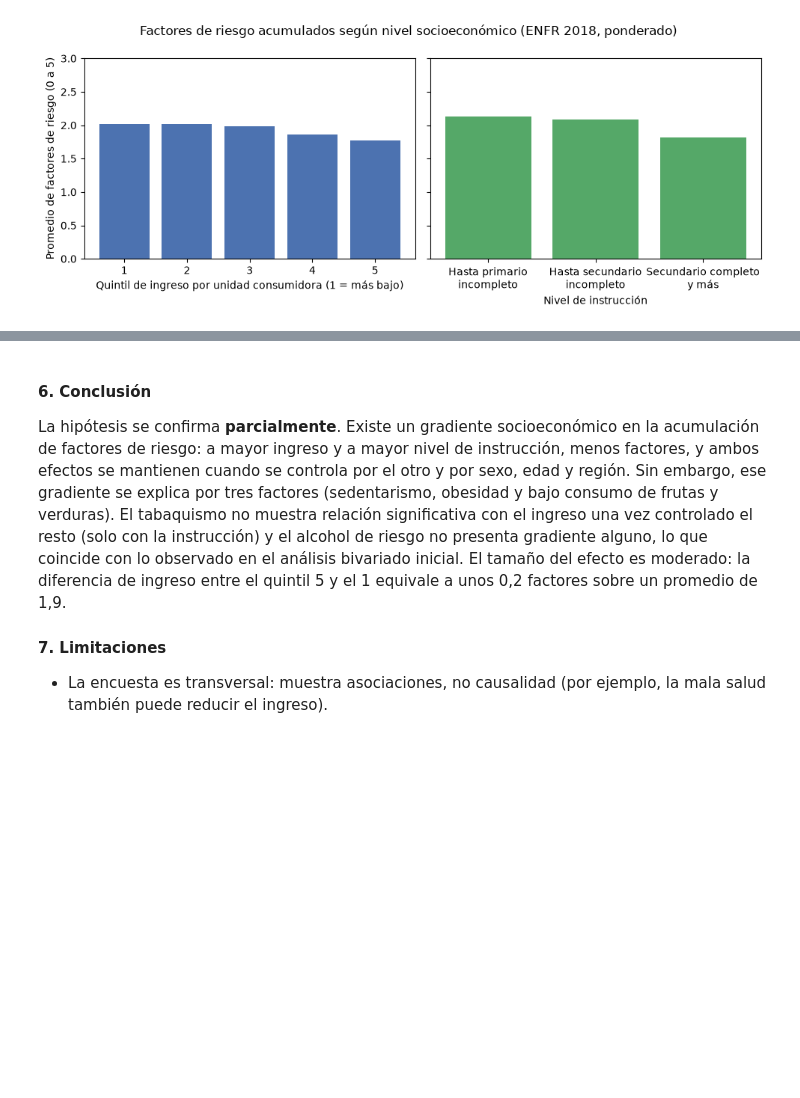
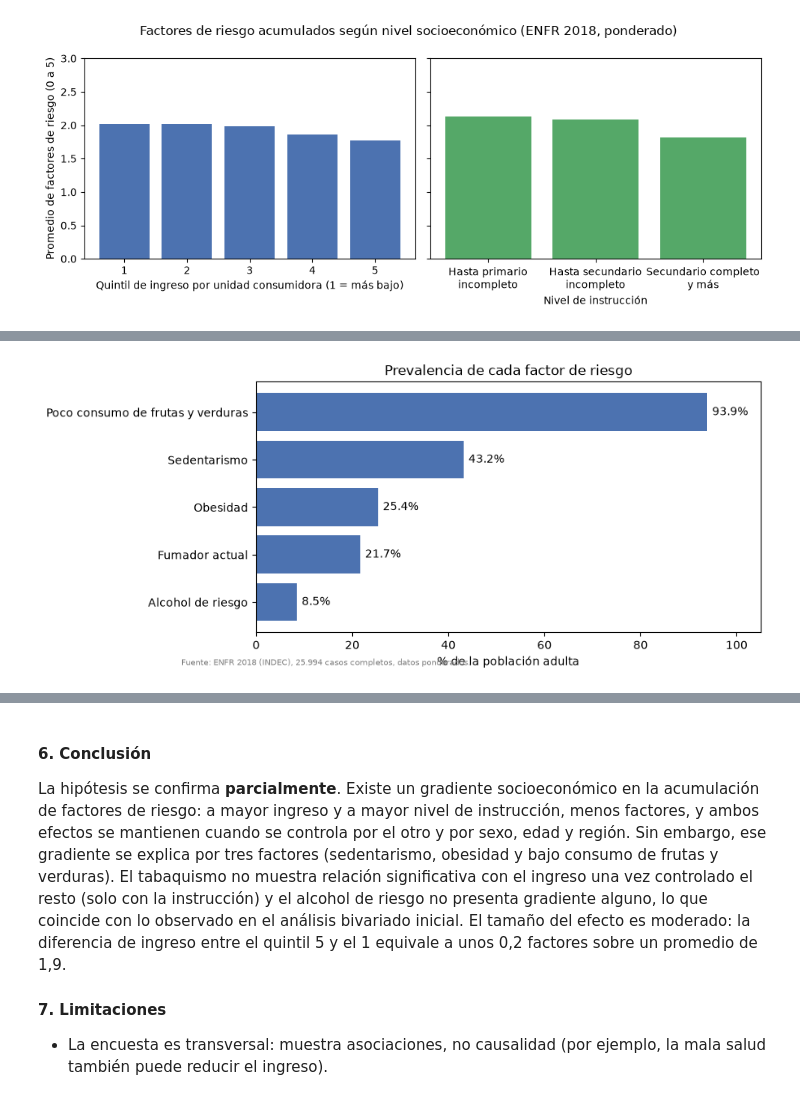
Before and after one commit to agustinlopezgh/TPE-FdlCdD-2026, a Jupyter notebook: Entrega.ipynb, the cells around one changed output, grey strips where cells are left out. Drawn from its saved outputs; the diff is of its cells as text; code cells hidden in the pictures; blank space fills up the shorter version.

```diff
--- a/Entrega.ipynb
+++ b/Entrega.ipynb
@@ -1023,0 +1034,93 @@ plt.show()
+# %%
+ETIQ = {"fuma": "Fumador actual", "alcohol_riesgo": "Alcohol de riesgo", "sedentarismo": "Sedentarismo",
+        "obesidad": "Obesidad", "poco_fv": "Poco consumo de\nfrutas y verduras"}
+ETIQ_INSTR = {1: "Hasta primario incompleto", 2: "Hasta secundario incompleto", 3: "Secundario completo y más"}
+COLORES = {1: "#C44E52", 2: "#DD8452", 3: "#4C72B0"}
+FUENTE = "Fuente: ENFR 2018 (INDEC), 25.994 casos completos, datos ponderados."
+
+# 5.1 Prevalencia de cada factor
+prev = pd.Series({f: 100 * media_pond(df_3C[f], w) for f in FACTORES}).sort_values()
+fig, ax = plt.subplots(figsize=(8, 4))
+ax.barh([ETIQ[f].replace("\n", " ") for f in prev.index], prev.values, color="#4C72B0")
+for i, v in enumerate(prev.values):
+    ax.text(v + 1, i, f"{v:.1f}%", va="center")
+ax.set_xlim(0, 105)
+ax.set_xlabel("% de la población adulta")
+ax.set_title("Prevalencia de cada factor de riesgo")
+fig.text(0.01, 0.01, FUENTE, fontsize=7, color="gray")
+print(fig)
+
+# 5.2 Distribución del número de factores
+dist = [100 * w[(df_3C["n_factores"] == k).to_numpy()].sum() / w.sum() for k in range(6)]
+fig, ax = plt.subplots(figsize=(7, 4))
+ax.bar(range(6), dist, color="#55A868")
+for k, v in enumerate(dist):
+    ax.text(k, v + 0.7, f"{v:.1f}%", ha="center")
+ax.set_xlabel("Cantidad de factores de riesgo")
+ax.set_ylabel("% de la población adulta")
+ax.set_ylim(0, 48)
+ax.set_title("Distribución del número de factores de riesgo")
+fig.text(0.01, 0.01, FUENTE, fontsize=7, color="gray")
+print(fig)
+
+# 5.3 Cada factor según quintil de ingreso
+fig, ejes = plt.subplots(1, 5, figsize=(15, 3.6))
+for ax, f in zip(ejes, FACTORES):
+    ax.plot(tabla_quintil.index, tabla_quintil[f], marker="o", color="#4C72B0")
+    ax.set_title(ETIQ[f], fontsize=10)
+    ax.set_xticks(range(1, 6))
+    ax.set_xlabel("Quintil de ingreso")
+    ax.grid(alpha=0.3)
+ejes[0].set_ylabel("% con el factor")
+fig.suptitle("Prevalencia de cada factor según quintil de ingreso (1 = más bajo). Ojo: la escala vertical es distinta en cada panel")
+fig.text(0.01, 0.01, FUENTE, fontsize=7, color="gray")
+print(fig)
+
+# 5.4 Cada factor según nivel de instrucción
+fig, ax = plt.subplots(figsize=(10, 4.5))
+ancho = 0.26
+for j, nivel in enumerate([1, 2, 3]):
+    valores = [tabla_instr.loc[nivel, f] for f in FACTORES]
+    ax.bar(np.arange(5) + (j - 1) * ancho, valores, ancho, label=ETIQ_INSTR[nivel], color=COLORES[nivel])
+ax.set_xticks(range(5))
+ax.set_xticklabels([ETIQ[f] for f in FACTORES])
+ax.set_ylabel("% con el factor")
+ax.set_ylim(0, 100)
+ax.legend(title="Nivel de instrucción")
+ax.set_title("Prevalencia de cada factor según nivel de instrucción")
+fig.text(0.01, 0.01, FUENTE, fontsize=7, color="gray")
+print(fig)
+
+# 5.5 Instrucción según quintil de ingreso (apoya la correlación de Spearman)
+cruce = pd.crosstab(df_3C["quintil_ingreso"], df_3C["instruccion"], normalize="index") * 100
+fig, ax = plt.subplots(figsize=(9, 4))
+izq = np.zeros(len(cruce))
+for nivel in [1, 2, 3]:
+    ax.barh(cruce.index.astype(str), cruce[nivel], left=izq, color=COLORES[nivel], label=ETIQ_INSTR[nivel])
+    for i, v in enumerate(cruce[nivel]):
+        if v > 6:
+            ax.text(izq[i] + v / 2, i, f"{v:.0f}%", ha="center", va="center", color="white", fontsize=9)
+    izq += cruce[nivel].to_numpy()
+ax.set_ylabel("Quintil de ingreso")
+ax.set_xlabel("% de personas")
+ax.set_title("Nivel de instrucción según quintil de ingreso")
+ax.invert_yaxis()
+ax.legend(loc="upper center", bbox_to_anchor=(0.5, -0.18), ncol=3, frameon=False)
+fig.text(0.01, 0.01, "Fuente: ENFR 2018 (INDEC), 25.994 casos completos (sin ponderar).", fontsize=7, color="gray")
+print(fig)
+
+# 5.6 Promedio de factores según quintil, separado por nivel de instrucción
+fig, ax = plt.subplots(figsize=(8, 5))
+for nivel in [1, 2, 3]:
+    medias = [media_pond(g["n_factores"], g["peso_norm"])
+              for _, g in df_3C[df_3C["instruccion"] == nivel].groupby("quintil_ingreso")]
+    ax.plot(range(1, 6), medias, marker="o", label=ETIQ_INSTR[nivel], color=COLORES[nivel])
+ax.set_xticks(range(1, 6))
+ax.set_xlabel("Quintil de ingreso (1 = más bajo)")
+ax.set_ylabel("Promedio de factores de riesgo")
+ax.legend(title="Nivel de instrucción", loc="upper center", bbox_to_anchor=(0.5, -0.18), ncol=3, frameon=False)
+ax.grid(alpha=0.3)
+ax.set_title("Factores de riesgo según ingreso e instrucción")
+fig.text(0.01, 0.01, FUENTE, fontsize=7, color="gray")
+print(fig)
+# %% [output]
@@ -1023,0 +1133 @@ plt.show()
+[figure, added]
```
Also changed, not shown: parts of 12 cells of this notebook.
